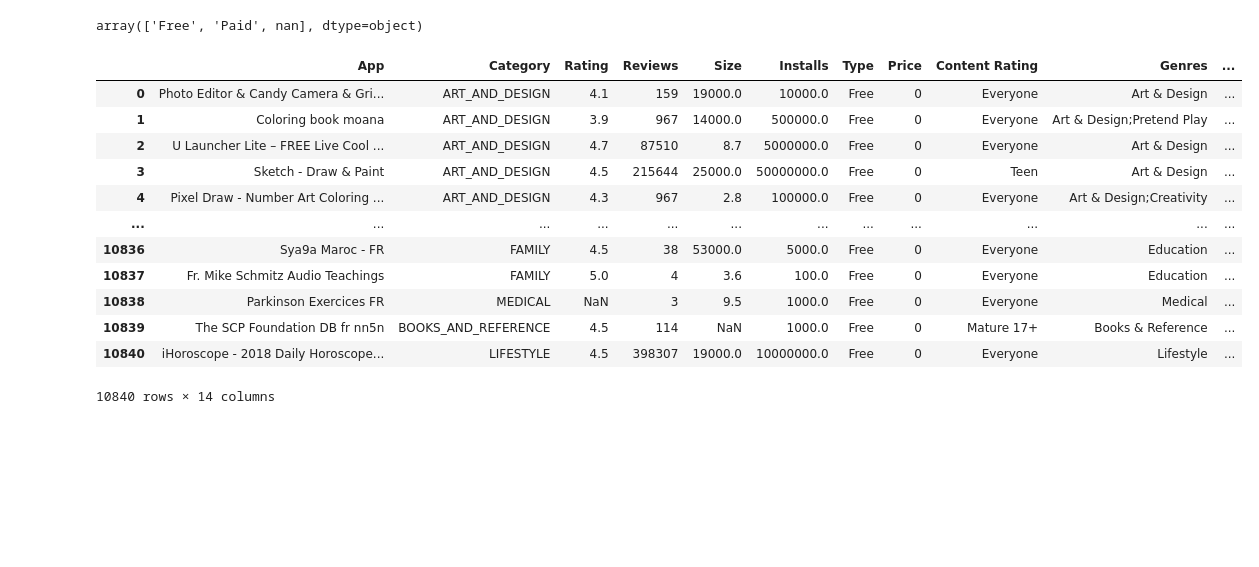
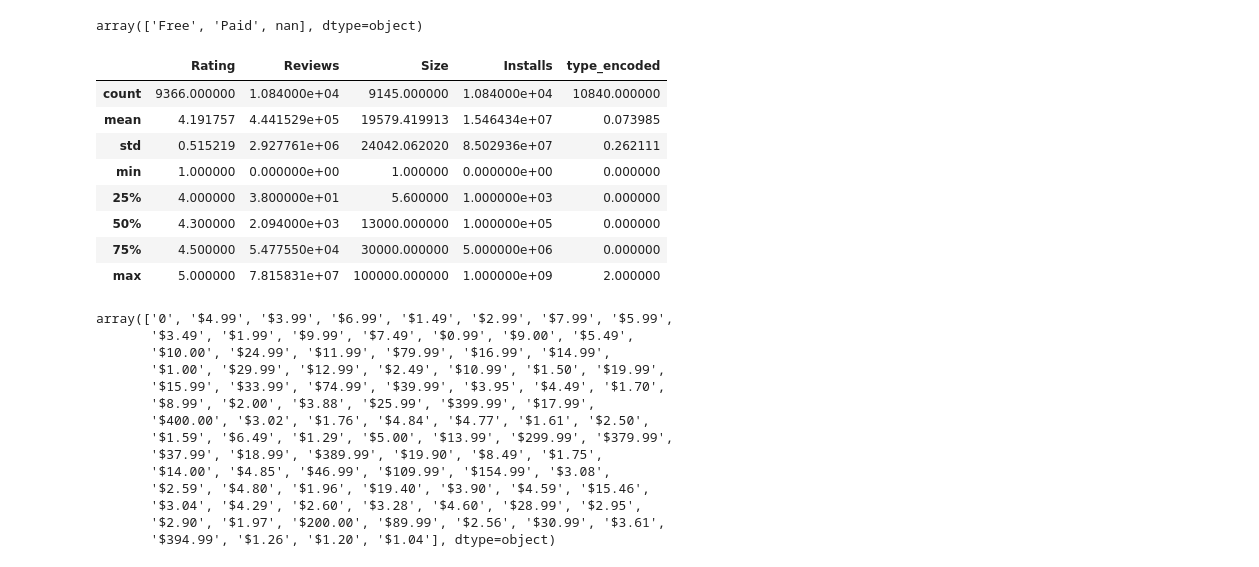
Before and after one commit to muratuymaz/data-science-ml-python, a Jupyter notebook: jupyter-studies/FeatureEngineeringEDA.ipynb, the cells around one changed output. Drawn from its saved outputs; the diff is of its cells as text; code cells hidden in the pictures; blank space fills up the shorter version.

```diff
--- a/jupyter-studies/FeatureEngineeringEDA.ipynb
+++ b/jupyter-studies/FeatureEngineeringEDA.ipynb
@@ -329,18 +329,31 @@ array(['Free', 'Paid', nan], dtype=object)
 label_encoder = LabelEncoder()
 data_clean['type_encoded'] = label_encoder.fit_transform(data_clean['Type'])
 # %%
-data_clean
+data_clean.describe()
 # %% [output]
-|  | App | Category | Rating | Reviews | Size | Installs | Type | Price | Content Rating | Genres | ... |
-| 0 | Photo Editor & Candy Camera & Gri... | ART_AND_DESIGN | 4.1 | 159 | 19000.0 | 10000.0 | Free | 0 | Everyone | Art & Design | ... |
-| 1 | Coloring book moana | ART_AND_DESIGN | 3.9 | 967 | 14000.0 | 500000.0 | Free | 0 | Everyone | Art & Design;Pretend Play | ... |
-| 2 | U Launcher Lite – FREE Live Cool ... | ART_AND_DESIGN | 4.7 | 87510 | 8.7 | 5000000.0 | Free | 0 | Everyone | Art & Design | ... |
-| 3 | Sketch - Draw & Paint | ART_AND_DESIGN | 4.5 | 215644 | 25000.0 | 50000000.0 | Free | 0 | Teen | Art & Design | ... |
-| 4 | Pixel Draw - Number Art Coloring ... | ART_AND_DESIGN | 4.3 | 967 | 2.8 | 100000.0 | Free | 0 | Everyone | Art & Design;Creativity | ... |
-| ... | ... | ... | ... | ... | ... | ... | ... | ... | ... | ... | ... |
-| 10836 | Sya9a Maroc - FR | FAMILY | 4.5 | 38 | 53000.0 | 5000.0 | Free | 0 | Everyone | Education | ... |
-| 10837 | Fr. Mike Schmitz Audio Teachings | FAMILY | 5.0 | 4 | 3.6 | 100.0 | Free | 0 | Everyone | Education | ... |
-| 10838 | Parkinson Exercices FR | MEDICAL | NaN | 3 | 9.5 | 1000.0 | Free | 0 | Everyone | Medical | ... |
-| 10839 | The SCP Foundation DB fr nn5n | BOOKS_AND_REFERENCE | 4.5 | 114 | NaN | 1000.0 | Free | 0 | Mature 17+ | Books & Reference | ... |
-| 10840 | iHoroscope - 2018 Daily Horoscope... | LIFESTYLE | 4.5 | 398307 | 19000.0 | 10000000.0 | Free | 0 | Everyone | Lifestyle | ... |
+|  | Rating | Reviews | Size | Installs | type_encoded |
+| count | 9366.000000 | 1.084000e+04 | 9145.000000 | 1.084000e+04 | 10840.000000 |
+| mean | 4.191757 | 4.441529e+05 | 19579.419913 | 1.546434e+07 | 0.073985 |
+| std | 0.515219 | 2.927761e+06 | 24042.062020 | 8.502936e+07 | 0.262111 |
+| min | 1.000000 | 0.000000e+00 | 1.000000 | 0.000000e+00 | 0.000000 |
+| 25% | 4.000000 | 3.800000e+01 | 5.600000 | 1.000000e+03 | 0.000000 |
+| 50% | 4.300000 | 2.094000e+03 | 13000.000000 | 1.000000e+05 | 0.000000 |
+| 75% | 4.500000 | 5.477550e+04 | 30000.000000 | 5.000000e+06 | 0.000000 |
+| max | 5.000000 | 7.815831e+07 | 100000.000000 | 1.000000e+09 | 2.000000 |
-10840 rows × 14 columns
+# %%
+data_clean['Price'].unique()
+# %% [output]
+array(['0', '$4.99', '$3.99', '$6.99', '$1.49', '$2.99', '$7.99', '$5.99',
+       '$3.49', '$1.99', '$9.99', '$7.49', '$0.99', '$9.00', '$5.49',
+       '$10.00', '$24.99', '$11.99', '$79.99', '$16.99', '$14.99',
+       '$1.00', '$29.99', '$12.99', '$2.49', '$10.99', '$1.50', '$19.99',
+       '$15.99', '$33.99', '$74.99', '$39.99', '$3.95', '$4.49', '$1.70',
+       '$8.99', '$2.00', '$3.88', '$25.99', '$399.99', '$17.99',
+       '$400.00', '$3.02', '$1.76', '$4.84', '$4.77', '$1.61', '$2.50',
+       '$1.59', '$6.49', '$1.29', '$5.00', '$13.99', '$299.99', '$379.99',
+       '$37.99', '$18.99', '$389.99', '$19.90', '$8.49', '$1.75',
+       '$14.00', '$4.85', '$46.99', '$109.99', '$154.99', '$3.08',
+       '$2.59', '$4.80', '$1.96', '$19.40', '$3.90', '$4.59', '$15.46',
+       '$3.04', '$4.29', '$2.60', '$3.28', '$4.60', '$28.99', '$2.95',
+       '$2.90', '$1.97', '$200.00', '$89.99', '$2.56', '$30.99', '$3.61',
+       '$394.99', '$1.26', '$1.20', '$1.04'], dtype=object)
```
Also changed, not shown: parts of 18 cells of this notebook.
